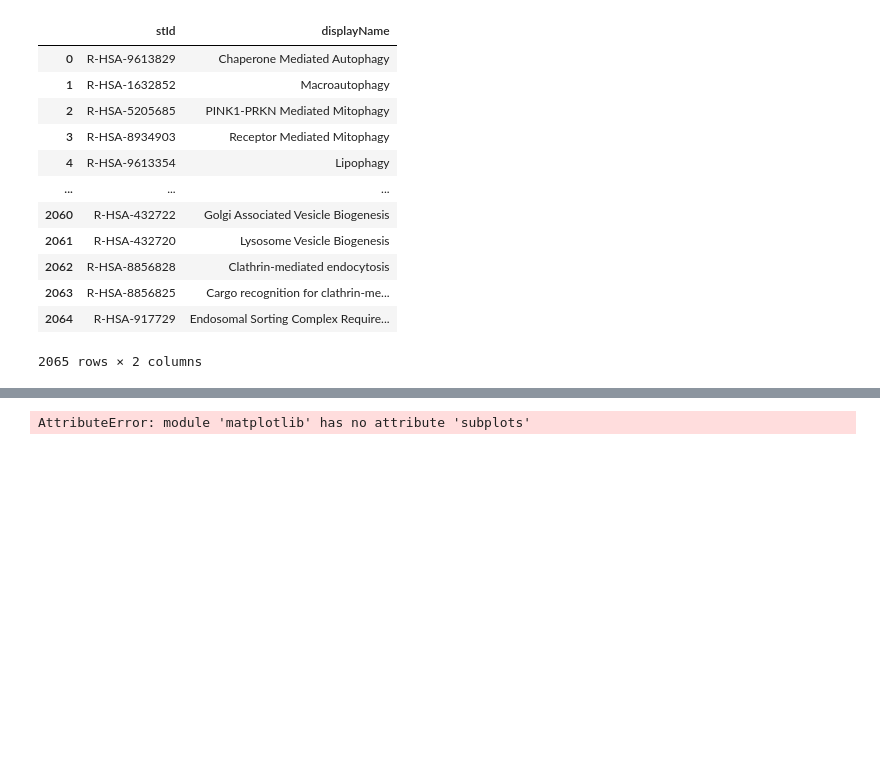
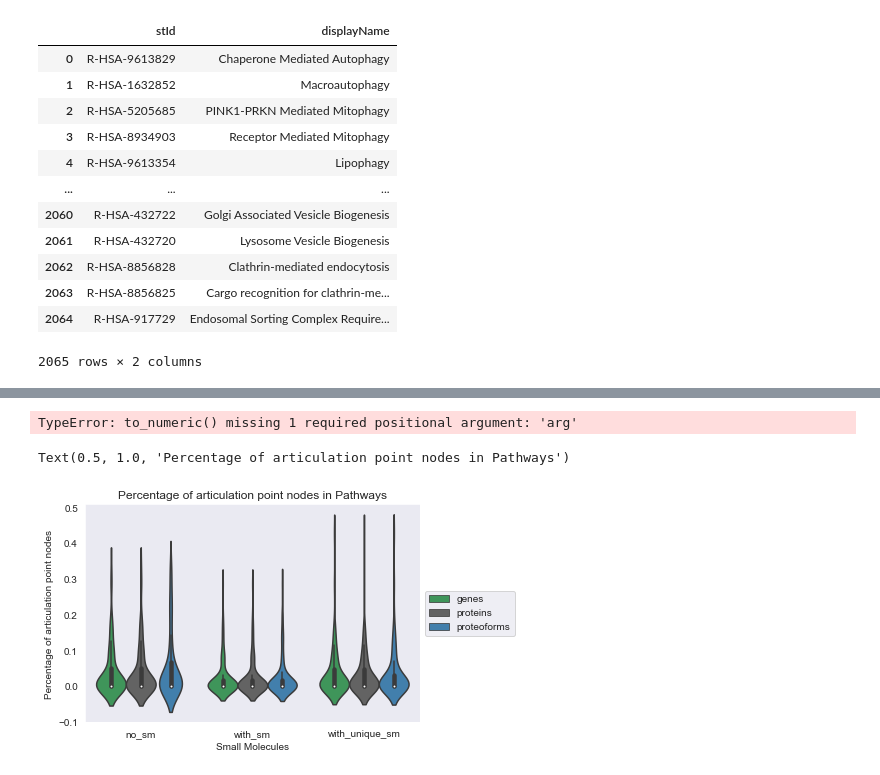
Before and after one commit to PathwayAnalysisPlatform/ProteoformNetworks, a Jupyter notebook: src/Python/analysis_3_bottlenecks.ipynb, the cells around one changed output, grey strips where cells are left out. Saved outputs shown, nothing was run; the diff lists cells and outputs as text; code cells hidden in the pictures; blank space fills up the shorter version.

Commit message:
Update table and plot of bottlenecks for all pathways

```diff
--- a/src/Python/analysis_3_bottlenecks.ipynb
+++ b/src/Python/analysis_3_bottlenecks.ipynb
@@ -33,11 +29,11 @@ from statistics import mean
 
 columns = [
     "Number of Articulation Points",
-    "Percentage of nodes that are articulation points",
-    "Number of accessioned entities that are articulation points",
-    "Percentage of accessioned entities that are articulation points",
-    "Number of small molecules that are articulation points",
-    "Percentage of small molecules that are articulation points",
+    "Percentage articulation point nodes",
+    "Number of accessioned entities articulation points",
+    "Percentage of accessioned entities articulation points",
+    "Number of small molecules articulation points",
+    "Percentage of small molecules articulation points",
     "Number of interactions",
     "Number of bridge interactions",
     "Percentage of links that are bridges",
@@ -45,11 +41,14 @@ columns = [
     "Percentage of links coming out of the small molecules that are bridges"
 ]
 
+
 def count_accessioned_entites_art_points(g):
     return sum(g.nodes[n]["Articulation Point"] and not g.nodes[n]['type'].startswith("Simple") for n in g.nodes)
 
+
 def count_small_molecules_art_points(g):
     return sum(g.nodes[n]["Articulation Point"] and g.nodes[n]['type'].startswith("Simple") for n in g.nodes)
+
 
 def get_percentage_links_that_are_bridges(g, nodes):
     percentage_bridges_from_node = []
@@ -57,7 +56,10 @@ def get_percentage_links_that_are_bridges(g, nodes):
         if len(g.edges(node)) > 0:
             num_bridges = sum(g.edges[e]['Bridge'] for e in g.edges(node))
             percentage_bridges_from_node.append(num_bridges / len(g.edges(node)))
+        else:
+            percentage_bridges_from_node.append(0)
     return mean(percentage_bridges_from_node)
+
 
 def get_tuples(interactome):
     percentage_art_points = interactome.graph['Articulation Points'] / interactome.number_of_nodes()
@@ -92,6 +94,7 @@ def get_tuples(interactome):
         percentage_from_sms
     )
 
+
 df_br_ap = pd.DataFrame([get_tuples(interactome) for interactome in interactomes],
                         columns=columns,
                         index=index)
@@ -303,0 +189,12 @@ df_art_points
+# %%
+def get_combinations():
+    combinations = []
+    for method in METHODS:
+        for level in LEVELS:
+            for pathway in df_pathways["stId"][:100]:
+                combinations.append((method, level, pathway))
+    return combinations
+
+
+combinations = get_combinations()
+combinations[0:30]
@@ -303,0 +269,3 @@ df_art_points
+# %%
+df_br_ap_pathways = pd.DataFrame([get_tuples(combination) for combination in combinations], columns=columns)
+df_br_ap_pathways
@@ -304,12 +340,40 @@ df_art_points
+# %%
+df_pathways_grouped = df_br_ap_pathways.apply().groupby(
+    ['Small Molecules', 'Entity Level']
+).agg(
+    {
+        "Number of nodes": ['mean'],
+        "Number of articulation point nodes": ['mean'],
+        "Percentage of articulation point nodes": ['mean'],
+        "Number of accessioned entities articulation points": ['mean'],
+        "Percentage of accessioned entities articulation points": ['mean'],
+        "Number of small molecule articulation points": ['mean'],
+        "Percentage of small molecules that are articulation points": ['mean'],
+        "Number of links": ['mean'],
+        "Number of links bridges": ['mean'],
+        "Percentage of bridge links": ['mean'],
+        "Percentage of bridge links from accessioned entities": ['mean'],
+        "Percentage of bridge links from small molecules": ['mean']
+    })
+df_pathways_grouped.columns = [
+    "Number of nodes", "Number of articulation point nodes", "Percentage of articulation point nodes",
+    "Number of accessioned entities articulation points", "Percentage of accessioned entities articulation points",
+    "Number of small molecule articulation points", "Percentage of small molecules that are articulation points",
+    "Number of links", "Number of links bridges", "Percentage of bridge links",
+    "Percentage of bridge links from accessioned entities",
+    "Percentage of bridge links from small molecules"
+]
+df_pathways_grouped = df_pathways_grouped.set_index(get_multiindex())
+
+df_pathways_grouped
+# %% [output]
+TypeError: to_numeric() missing 1 required positional argument: 'arg'
 # %%
-from matplotlib import ticker as mticker
-
-fig, ax = plt.subplots(1, 1, figsize=(5, 6))
-fig.set_size_inches(10, 6)
-fig7 = sns.violinplot(x="Small Molecules", y="Articulation Points", hue="Entity Level", data=df_art_points, palette=config.COLORS_BORDER)
+f = sns.violinplot(x="Small Molecules", y="Percentage of articulation point nodes", hue="Entity Level",
+                   data=df_br_ap_pathways, palette=config.COLORS_BORDER)
 #ax.yaxis.set_major_formatter(mticker.StrMethodFormatter("$10^{{{x:.0f}}}$")) # Convert ticks to powers of 10
-plt.legend(bbox_to_anchor=(1.0, 1),borderaxespad=0.5) # Put the legend out of the figure
-plt.show()
-fig7.figure.savefig('figures/figure_7.png')
+f.legend(loc='center left', bbox_to_anchor=(1, 0.5))
+f.set_title("Percentage of articulation point nodes in Pathways")
 # %% [output]
-AttributeError: module 'matplotlib' has no attribute 'subplots'
+Text(0.5, 1.0, 'Percentage of articulation point nodes in Pathways')
+[figure, added]
```
Also changed, not shown: parts of 26 cells of this notebook.
